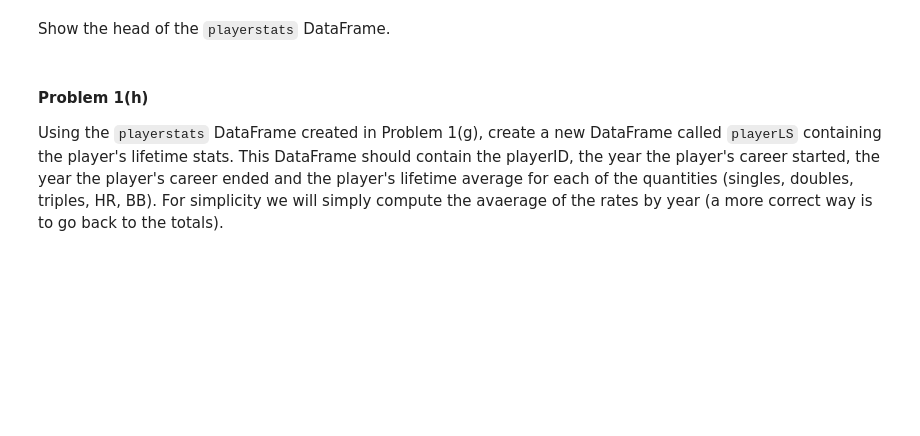
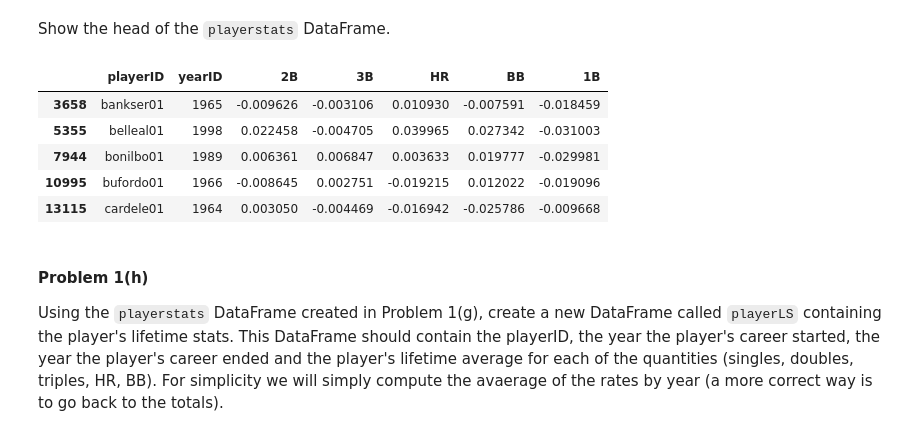
Before and after one commit to snazrul1/ssnazrul, a Jupyter notebook: DSE220/HW2/Assignment_2.ipynb, the cells around one changed output. Saved outputs shown, nothing was run; the diff lists cells and outputs as text; code cells hidden in the pictures; blank space fills up the shorter version.

```diff
--- a/DSE220/HW2/Assignment_2.ipynb
+++ b/DSE220/HW2/Assignment_2.ipynb
@@ -300,6 +333,14 @@ players.head()
 Show the head of the `playerstats` DataFrame.
 # %%
 ### Your code here ###
+playerstats.head()
+# %% [output]
+|  | playerID | yearID | 2B | 3B | HR | BB | 1B |
+| 3658 | bankser01 | 1965 | -0.009626 | -0.003106 | 0.010930 | -0.007591 | -0.018459 |
+| 5355 | belleal01 | 1998 | 0.022458 | -0.004705 | 0.039965 | 0.027342 | -0.031003 |
+| 7944 | bonilbo01 | 1989 | 0.006361 | 0.006847 | 0.003633 | 0.019777 | -0.029981 |
+| 10995 | bufordo01 | 1966 | -0.008645 | 0.002751 | -0.019215 | 0.012022 | -0.019096 |
+| 13115 | cardele01 | 1964 | 0.003050 | -0.004469 | -0.016942 | -0.025786 | -0.009668 |
 # %% [markdown]
 #### Problem 1(h)
 
```
Also changed, not shown: parts of 11 cells of this notebook.
